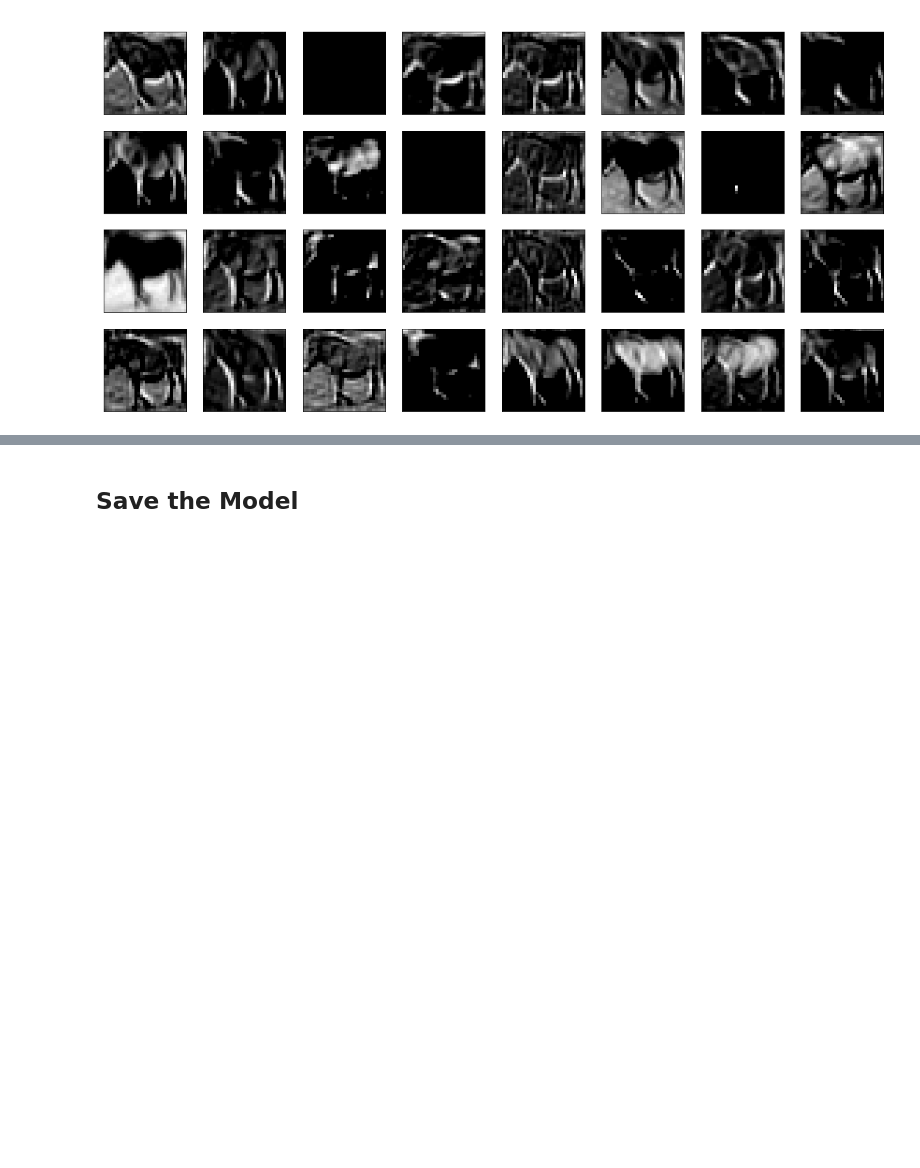
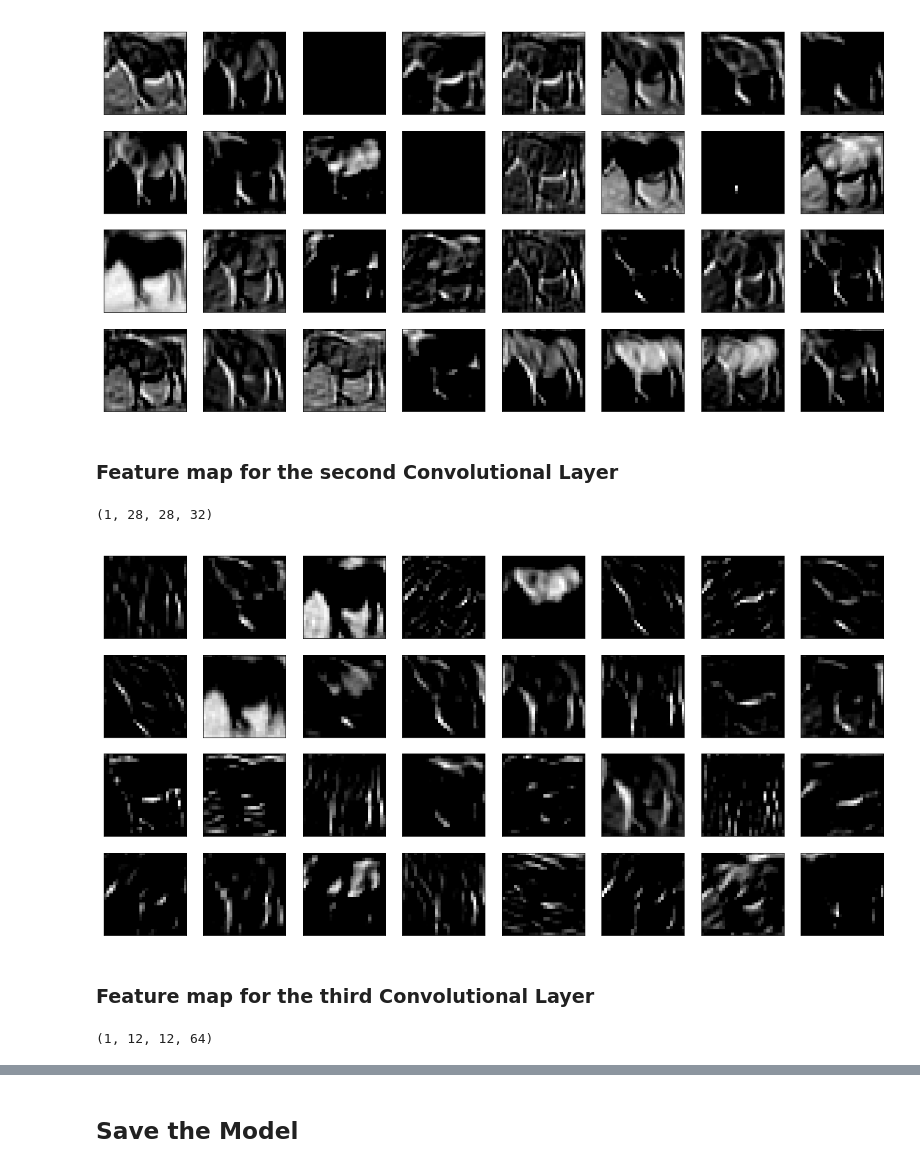
Before and after one commit to Fernando0107/Convolutional-NN, a Jupyter notebook: Convolutional NN V3.ipynb, the cells around one changed output, grey strips where cells are left out. Drawn from its saved outputs; the diff is of its cells as text; code cells hidden in the pictures; blank space fills up the shorter version.

```diff
--- a/Convolutional NN V3.ipynb
+++ b/Convolutional NN V3.ipynb
@@ -355,0 +446,9 @@ plt.show()
+# %%
+# summarize feature map shapes
+for i in range(len(CNN.layers)):
+	layer = CNN.layers[i]
+	# check for convolutional layer
+	if 'conv' not in layer.name:
+		continue
+	# summarize output shape
+	print(i, layer.name, layer.output.shape)
@@ -356,4 +460,5 @@ plt.show()
 # %%
-layer_index = 0
+# Redifine model to output right after the first hidden layer
+conv_layer_index = 0
 
-model = Model(inputs=CNN.inputs, outputs=CNN.layers[layer_index].output)
+model = Model(inputs=CNN.inputs, outputs=CNN.layers[conv_layer_index].output)
@@ -395,3 +506,16 @@ for i in range(rows):
 plt.show()
 # %% [output]
 [figure]
+# %% [markdown]
+### Feature map for the second Convolutional Layer
+# %%
+# Redifine model to output right after the first hidden layer
+conv_layer_index = 1
+
+model2 = Model(inputs=CNN.inputs, outputs=CNN.layers[conv_layer_index].output)
+# %%
+# we use the predict method of our model with the filters of interest to produce the feature map
+feature_map2 = model2.predict(img.reshape(1,32,32,3))
+print(feature_map2.shape)
+# %% [output]
+(1, 28, 28, 32)
@@ -397,0 +526,19 @@ plt.show()
+# %%
+# plot an image per channel
+
+rows = 4
+cols = 8
+
+fig, axs = plt.subplots(rows,cols,figsize=(20,10))
+for i in range(rows):
+    for j in range(cols):
+        index = (i*cols)+j
+        axs[i,j].set_title("Filter:{0}".format(index), c='w',fontsize=10)
+        axs[i,j].imshow(feature_map2[0,:,:,index], cmap='gray')
+        axs[i,j].set_xticks([])
+        axs[i,j].set_yticks([])
+plt.show()
+# %% [output]
+[figure, added]
+# %% [markdown]
+### Feature map for the third Convolutional Layer
@@ -397,0 +550,6 @@ plt.show()
+# %%
+# we use the predict method of our model with the filters of interest to produce the feature map
+feature_map3 = model3.predict(img.reshape(1,32,32,3))
+print(feature_map3.shape)
+# %% [output]
+(1, 12, 12, 64)
```
Also changed, not shown: parts of 62 cells of this notebook.
